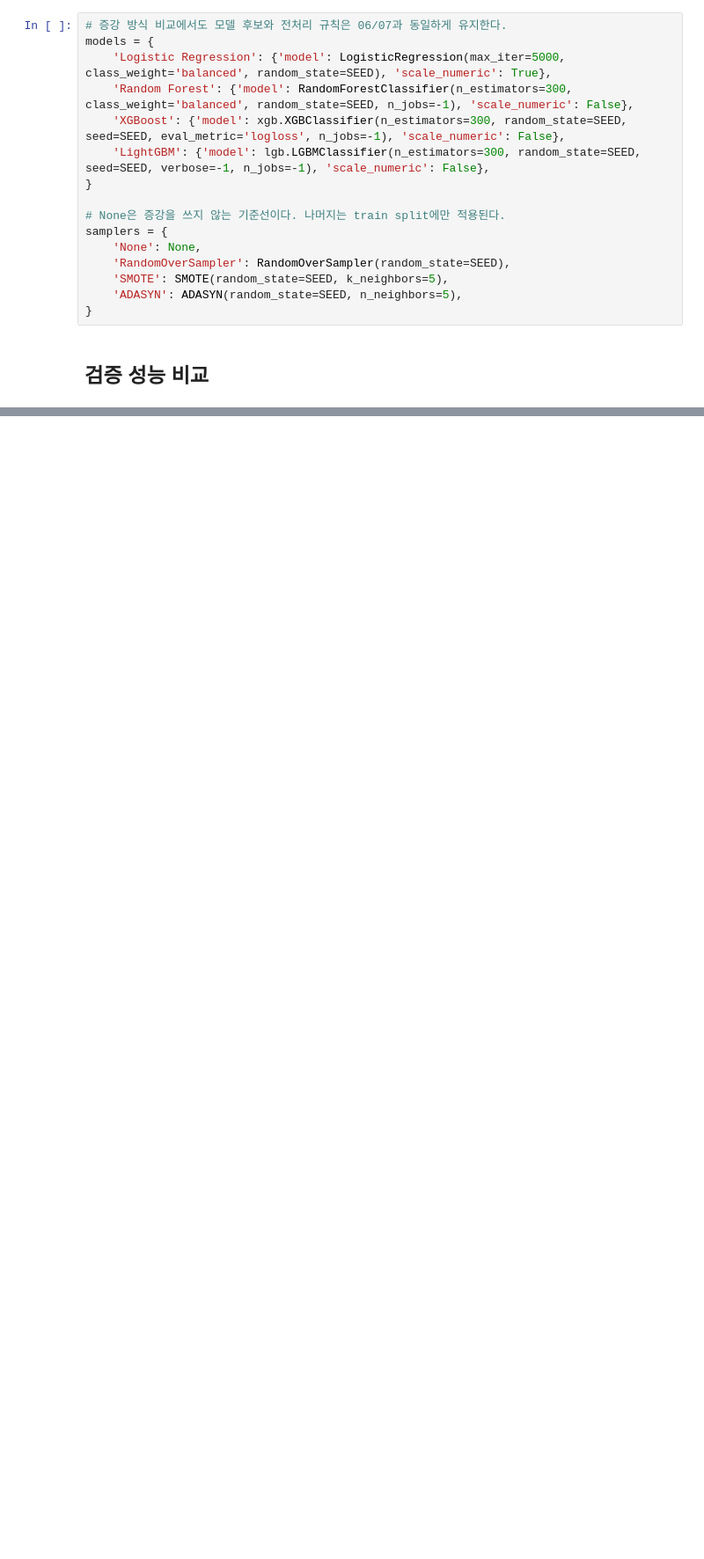
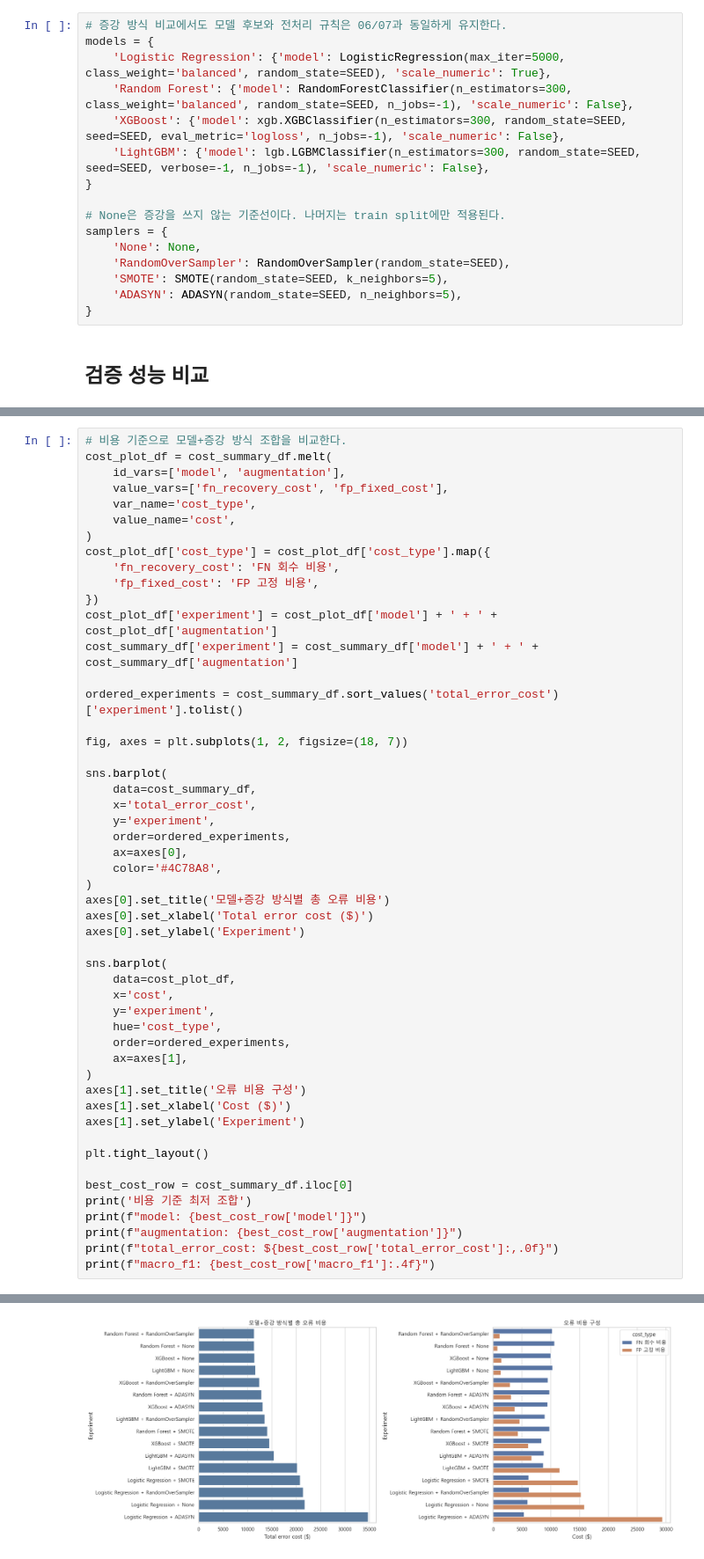
Before and after one commit to wagyu09/invoice-delay-prediction, a Jupyter notebook: notebooks/08_data_augmentation.ipynb, the cells around one changed output, grey strips where cells are left out. Shown at 88% size. Cells and saved outputs as stored; diff of their text form; blank space fills up the shorter version.

```diff
--- a/notebooks/08_data_augmentation.ipynb
+++ b/notebooks/08_data_augmentation.ipynb
@@ -274,0 +391,52 @@ evaluate_predictions(f"{best_result['model']} + {best_result['augmentation']} th
+# %%
+# 비용 기준으로 모델+증강 방식 조합을 비교한다.
+cost_plot_df = cost_summary_df.melt(
+    id_vars=['model', 'augmentation'],
+    value_vars=['fn_recovery_cost', 'fp_fixed_cost'],
+    var_name='cost_type',
+    value_name='cost',
+)
+cost_plot_df['cost_type'] = cost_plot_df['cost_type'].map({
+    'fn_recovery_cost': 'FN 회수 비용',
+    'fp_fixed_cost': 'FP 고정 비용',
+})
+cost_plot_df['experiment'] = cost_plot_df['model'] + ' + ' + cost_plot_df['augmentation']
+cost_summary_df['experiment'] = cost_summary_df['model'] + ' + ' + cost_summary_df['augmentation']
+
+ordered_experiments = cost_summary_df.sort_values('total_error_cost')['experiment'].tolist()
+
+fig, axes = plt.subplots(1, 2, figsize=(18, 7))
+
+sns.barplot(
+    data=cost_summary_df,
+    x='total_error_cost',
+    y='experiment',
+    order=ordered_experiments,
+    ax=axes[0],
+    color='#4C78A8',
+)
+axes[0].set_title('모델+증강 방식별 총 오류 비용')
+axes[0].set_xlabel('Total error cost ($)')
+axes[0].set_ylabel('Experiment')
+
+sns.barplot(
+    data=cost_plot_df,
+    x='cost',
+    y='experiment',
+    hue='cost_type',
+    order=ordered_experiments,
+    ax=axes[1],
+)
+axes[1].set_title('오류 비용 구성')
+axes[1].set_xlabel('Cost ($)')
+axes[1].set_ylabel('Experiment')
+
+plt.tight_layout()
+
+best_cost_row = cost_summary_df.iloc[0]
+print('비용 기준 최저 조합')
+print(f"model: {best_cost_row['model']}")
+print(f"augmentation: {best_cost_row['augmentation']}")
+print(f"total_error_cost: ${best_cost_row['total_error_cost']:,.0f}")
+print(f"macro_f1: {best_cost_row['macro_f1']:.4f}")
+# %% [output]
@@ -274,0 +448 @@ evaluate_predictions(f"{best_result['model']} + {best_result['augmentation']} th
+[figure, added]
```
Also changed, not shown: parts of 11 cells of this notebook, 2 other files.
